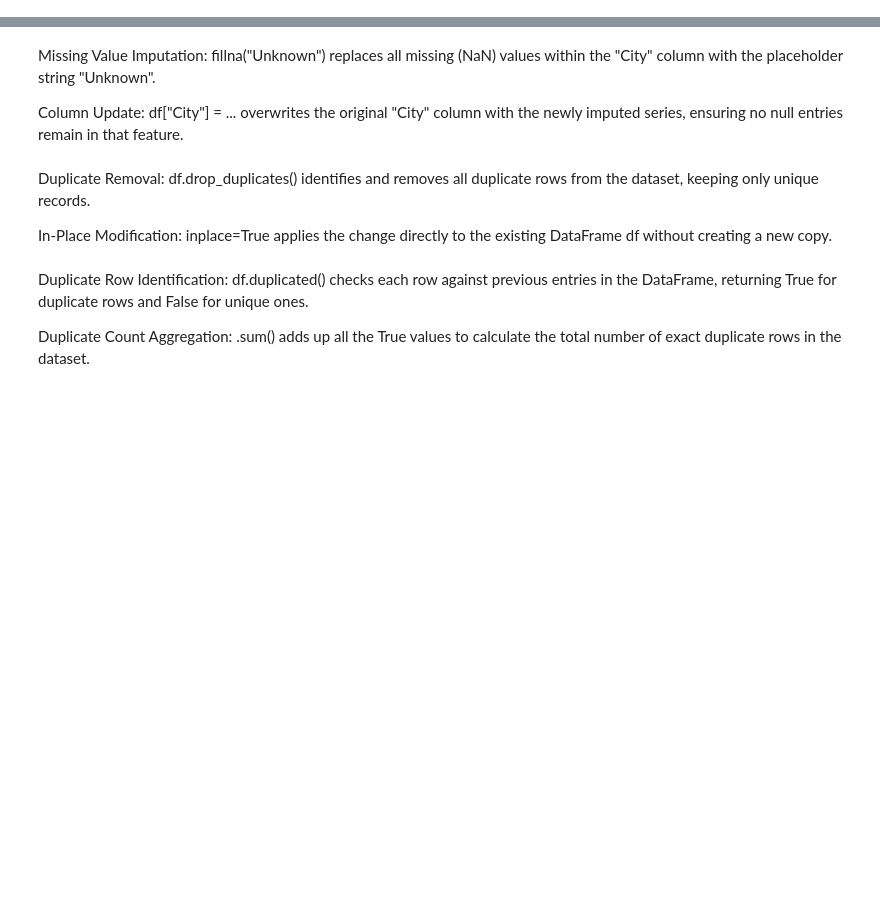
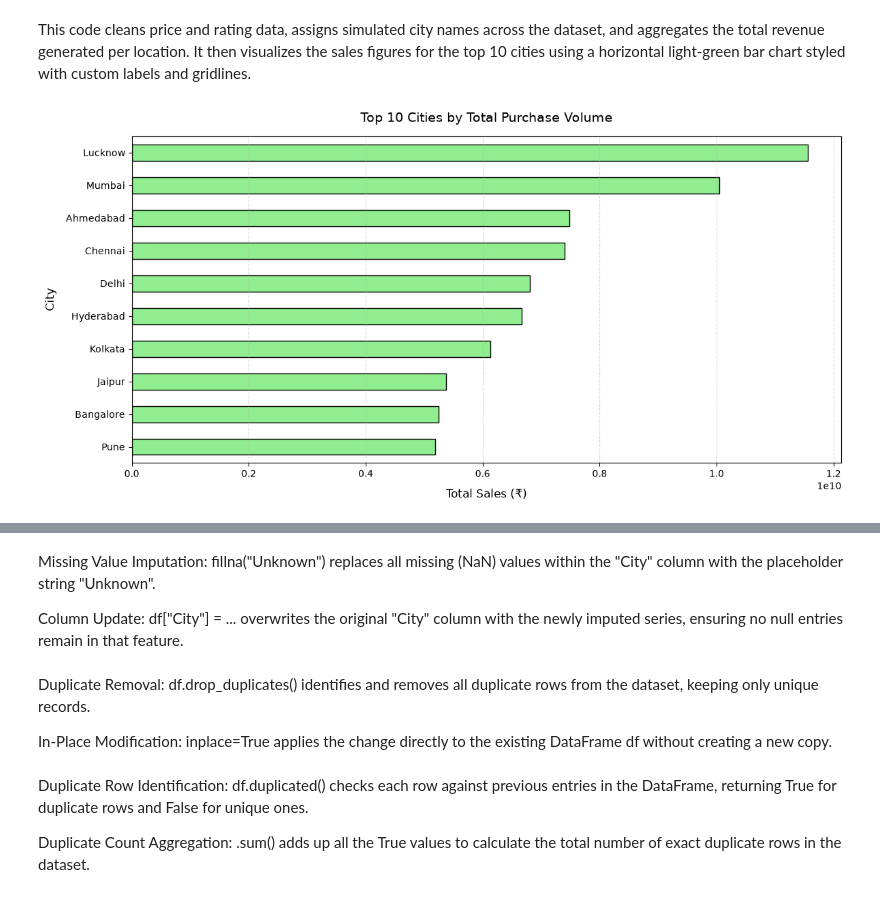
Before and after one commit to akakash2597-bit/Amazon-Data-Analysis, a Jupyter notebook: amazon-analysis.ipynb, the cells around one changed output, grey strips where cells are left out. Saved outputs shown, nothing was run; the diff lists cells and outputs as text; code cells hidden in the pictures; blank space fills up the shorter version.

```diff
--- a/amazon-analysis.ipynb
+++ b/amazon-analysis.ipynb
@@ -0,0 +51,55 @@
+# %% [markdown]
+This code cleans price and rating data, assigns simulated city names across the dataset, and aggregates the total revenue generated per location. It then visualizes the sales figures for the top 10 cities using a horizontal light-green bar chart styled with custom labels and gridlines.
+# %%
+import matplotlib.pyplot as plt
+import numpy as np
+import pandas as pd
+
+df["discounted_price"] = (
+    df["discounted_price"]
+    .astype(str)
+    .str.replace("₹", "")
+    .str.replace(",", "")
+    .astype("float64")
+)
+
+df["rating_count"] = (
+    df["rating_count"].astype(str).str.replace(",", "").astype("float64")
+)
+df["rating_count"] = df["rating_count"].fillna(df["rating_count"].median())
+
+df["total_sales"] = df["discounted_price"] * df["rating_count"]
+
+np.random.seed(42)
+mock_cities = [
+    "Mumbai",
+    "Delhi",
+    "Bangalore",
+    "Hyderabad",
+    "Chennai",
+    "Ahmedabad",
+    "Kolkata",
+    "Pune",
+    "Jaipur",
+    "Lucknow",
+]
+df["city"] = np.random.choice(mock_cities, size=len(df))
+
+city_sales = (
+    df.groupby("city")["total_sales"].sum().sort_values(ascending=True).head(10)
+)
+
+plt.figure(figsize=(12, 6))
+
+city_sales.plot(kind="barh", color="lightgreen", edgecolor="black")
+
+plt.title("Top 10 Cities by Total Purchase Volume", fontsize=14, pad=15)
+plt.xlabel("Total Sales (₹)", fontsize=12, labelpad=10)
+plt.ylabel("City", fontsize=12, labelpad=10)
+
+plt.grid(axis="x", linestyle="--", alpha=0.5)
+
+plt.tight_layout()
+plt.show()
+# %% [output]
+[figure, added]
```
Also changed, not shown: parts of 18 cells of this notebook, 6 other files.
